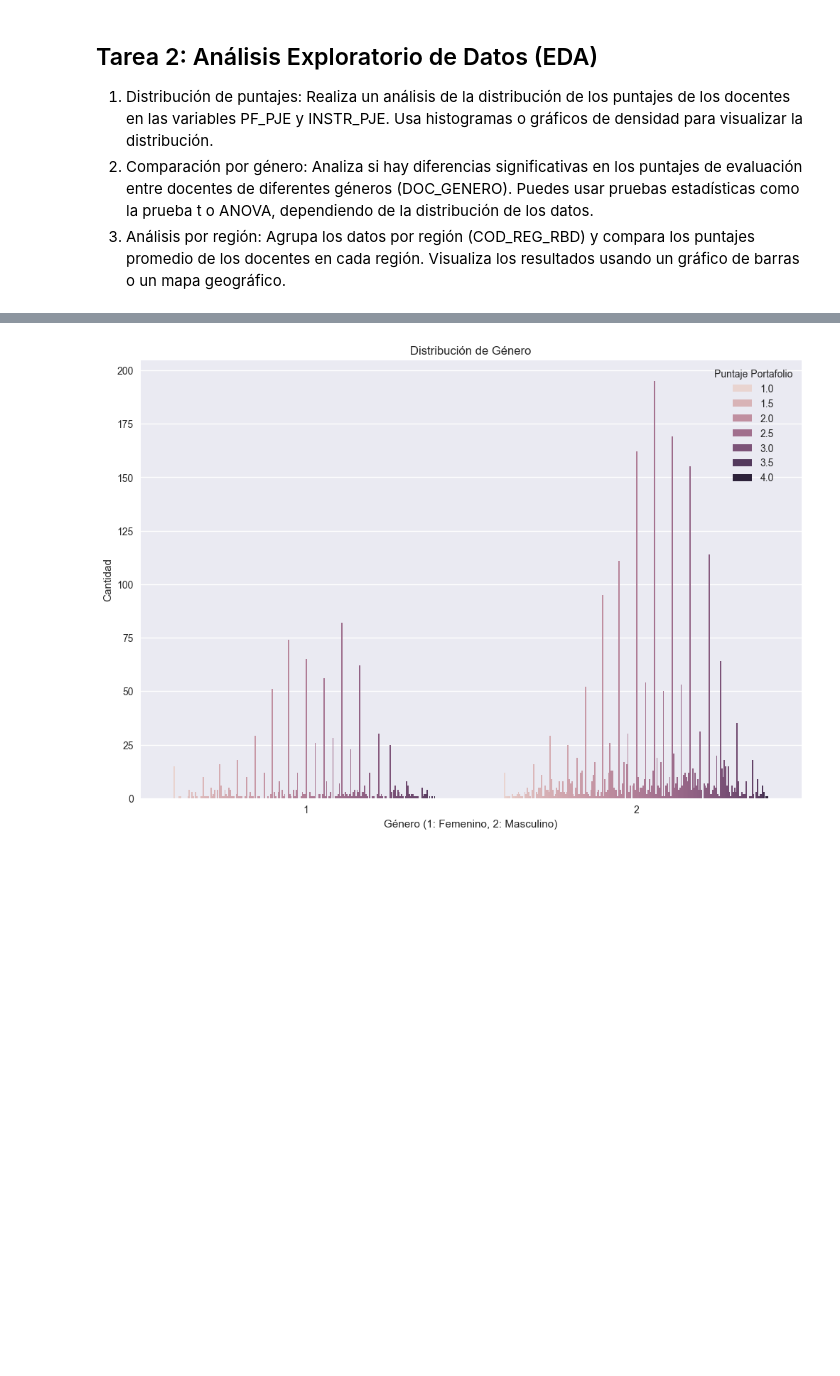
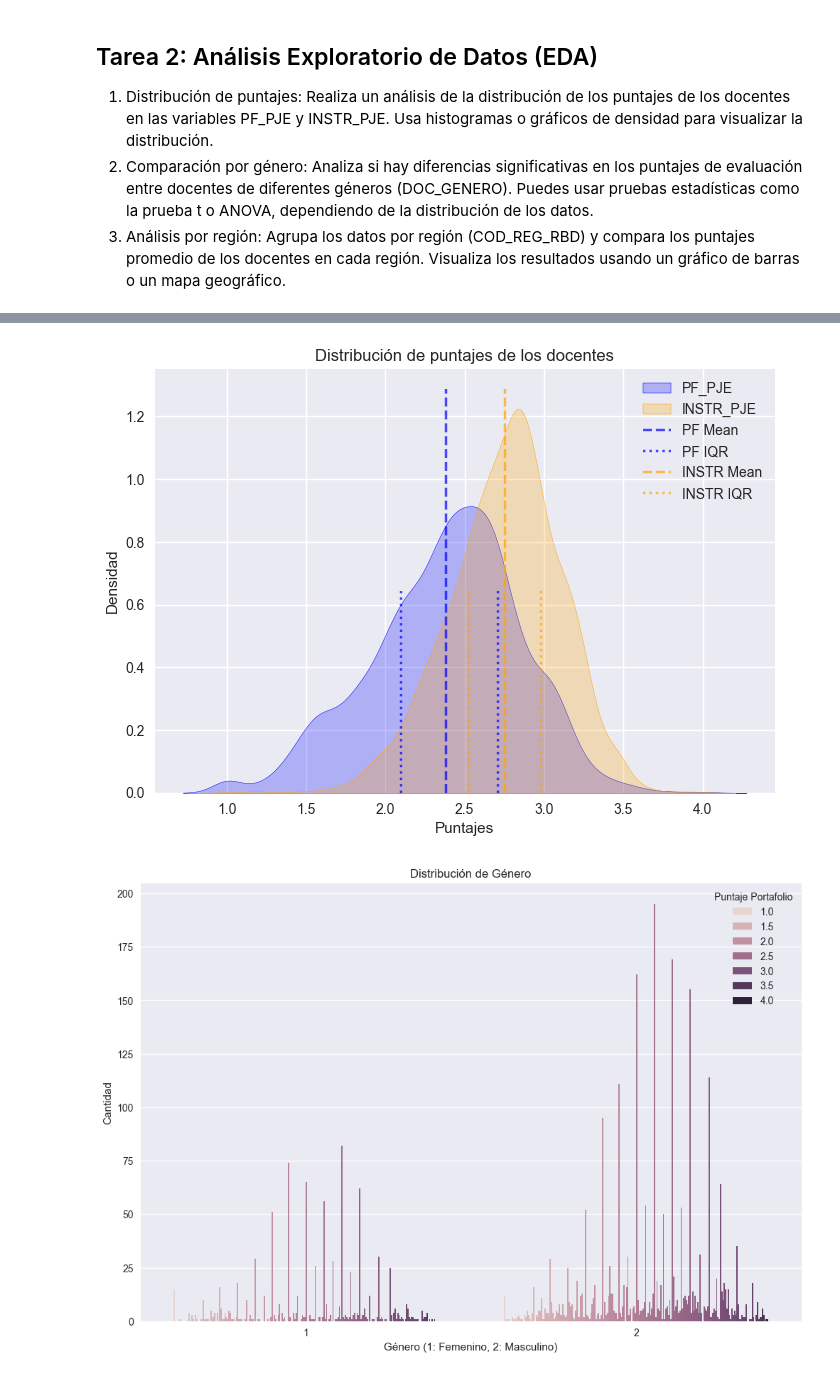
Before and after one commit to PalomoMT/Docentes, a Jupyter notebook: Analisis.ipynb, the cells around one changed output, grey strips where cells are left out. Saved outputs shown, nothing was run; the diff lists cells and outputs as text; code cells hidden in the pictures; blank space fills up the shorter version.

```diff
--- a/Analisis.ipynb
+++ b/Analisis.ipynb
@@ -172,3 +175,34 @@ max       4.000000     4.000000
+# %%
+# Get the density values and x coordinates for both distributions
+pf_density = sns.kdeplot(df['PF_PJE'], label='PF_PJE', fill=True, color='blue')
+instr_density = sns.kdeplot(df['INSTR_PJE'], label='INSTR_PJE', fill=True, color='orange')
+
+# Get y-axis limits to clip the vertical lines
+ymin, ymax = plt.ylim()
+
+# Calculate IQR for both distributions
+pf_q1, pf_q3 = df['PF_PJE'].quantile([0.25, 0.75])
+instr_q1, instr_q3 = df['INSTR_PJE'].quantile([0.25, 0.75])
+
+# Add vertical lines for means and IQR, clipped to the density curves
+plt.vlines(x=df['PF_PJE'].mean(), ymin=0, ymax=ymax,
+           color='blue', linestyle='--', alpha=0.7, label='PF Mean')
+plt.vlines([pf_q1, pf_q3], ymin=0, ymax=ymax/2,
+           color='blue', linestyle=':', alpha=0.7, label='PF IQR')
+
+plt.vlines(x=df['INSTR_PJE'].mean(), ymin=0, ymax=ymax,
+           color='orange', linestyle='--', alpha=0.7, label='INSTR Mean')
+plt.vlines([instr_q1, instr_q3], ymin=0, ymax=ymax/2,
+           color='orange', linestyle=':', alpha=0.7, label='INSTR IQR')
+
+# Set labels and title
+plt.xlabel('Puntajes')
+plt.ylabel('Densidad')
+plt.title('Distribución de puntajes de los docentes')
+plt.legend()
+plt.show()
+# %% [output]
+[figure, added]
 # %%
 plt.figure(figsize=(12,8))
 sns.countplot(data = df, x = 'DOC_GENERO', hue='PF_PJE')
```
Also changed, not shown: parts of 15 cells of this notebook, 6 other files.
